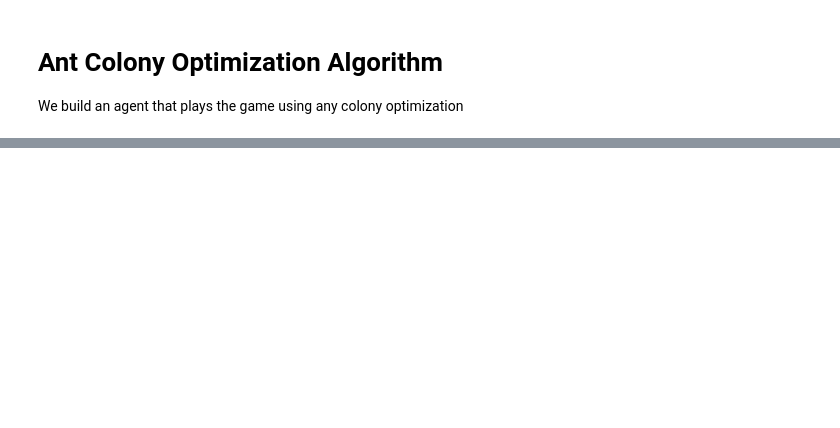
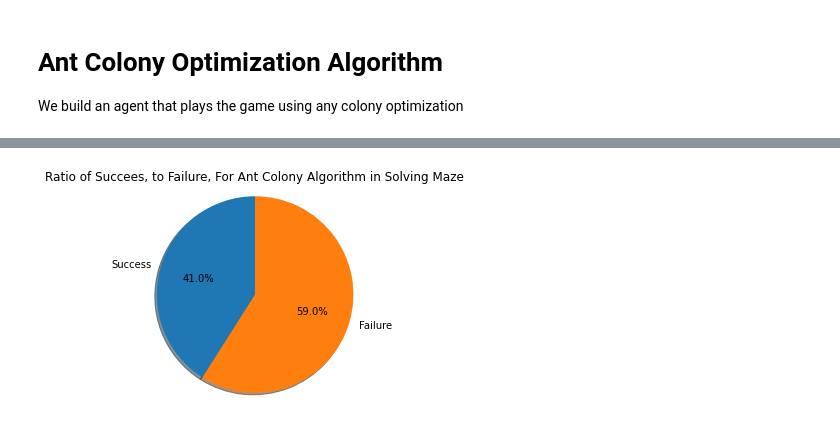
Before and after one commit to MQumairi/numpy-neural-network, a Jupyter notebook: src/Task 1.ipynb, the cells around one changed output, grey strips where cells are left out. Cells and saved outputs as stored; diff of their text form; code cells hidden in the pictures; blank space fills up the shorter version.

```diff
--- a/src/Task 1.ipynb
+++ b/src/Task 1.ipynb
@@ -506,0 +647,4 @@ print(ant_agent.node_p_levels)
+# %%
+comparer.plot_ant_failures()
+# %% [output]
+[figure, added]
```
Also changed, not shown: parts of 16 cells of this notebook, 1 other file.
